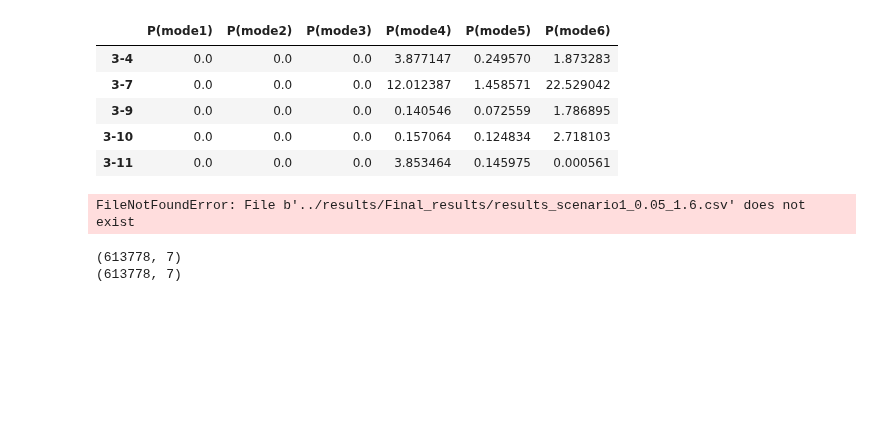
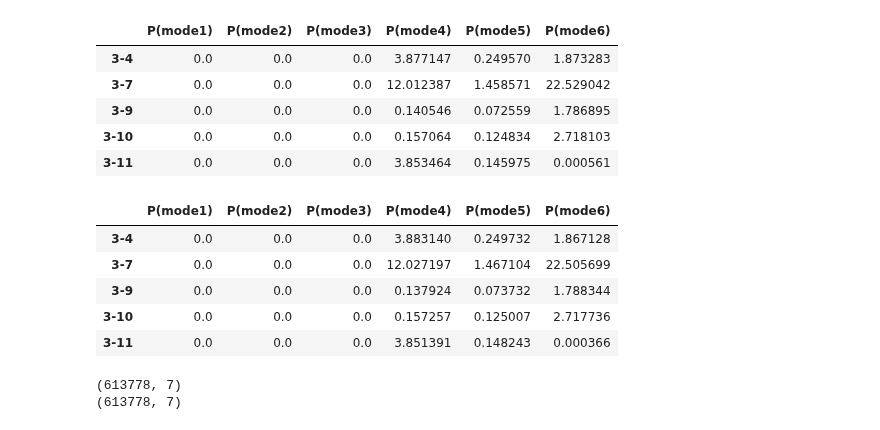
Before and after one commit to Rufei-Sheng/Manhattan-Congestion-Surcharge-Capstone, a Jupyter notebook: modeling/modeling_scenario_2.ipynb, the cells around one changed output. Saved outputs shown, nothing was run; the diff lists cells and outputs as text; code cells hidden in the pictures; blank space fills up the shorter version.

```diff
--- a/modeling/modeling_scenario_2.ipynb
+++ b/modeling/modeling_scenario_2.ipynb
@@ -253,7 +253,7 @@ T2 = 1
 T3 = 1
 T4 = 1
 T = {1:T1, 2:T2, 3:T3, 4:T4} #Tao for each nest
-Lambda = 1.6
+Lambda = 1.4
 totmode = 6
 wagelist = ['2500', '7500', '12500', '17500', '22500', '30000', '42500', '62500', '87500', '125000', '225000']
 
@@ -286,9 +286,14 @@ scenario1.head()
 | 3-10 | 0.0 | 0.0 | 0.0 | 0.157064 | 0.124834 | 2.718103 |
 | 3-11 | 0.0 | 0.0 | 0.0 | 3.853464 | 0.145975 | 0.000561 |
 # %%
-scenario1 = pd.read_csv('../results/Final_results/results_scenario1', index_col=0)
+scenario1 = pd.read_csv('../results/Final_results/results_scenario1_.05_1.6_for_uncertainty.csv', index_col=0)
 scenario1.loc[predict_choice2.index] = predict_choice2.loc[predict_choice2.index]
 scenario1.head()
 # %% [output]
-FileNotFoundError: File b'../results/Final_results/results_scenario1_0.05_1.6.csv' does not exist
+|  | P(mode1) | P(mode2) | P(mode3) | P(mode4) | P(mode5) | P(mode6) |
+| 3-4 | 0.0 | 0.0 | 0.0 | 3.883140 | 0.249732 | 1.867128 |
+| 3-7 | 0.0 | 0.0 | 0.0 | 12.027197 | 1.467104 | 22.505699 |
+| 3-9 | 0.0 | 0.0 | 0.0 | 0.137924 | 0.073732 | 1.788344 |
+| 3-10 | 0.0 | 0.0 | 0.0 | 0.157257 | 0.125007 | 2.717736 |
+| 3-11 | 0.0 | 0.0 | 0.0 | 3.851391 | 0.148243 | 0.000366 |
 # %%
```
Also changed, not shown: parts of 1 cell of this notebook, 21 other files.
